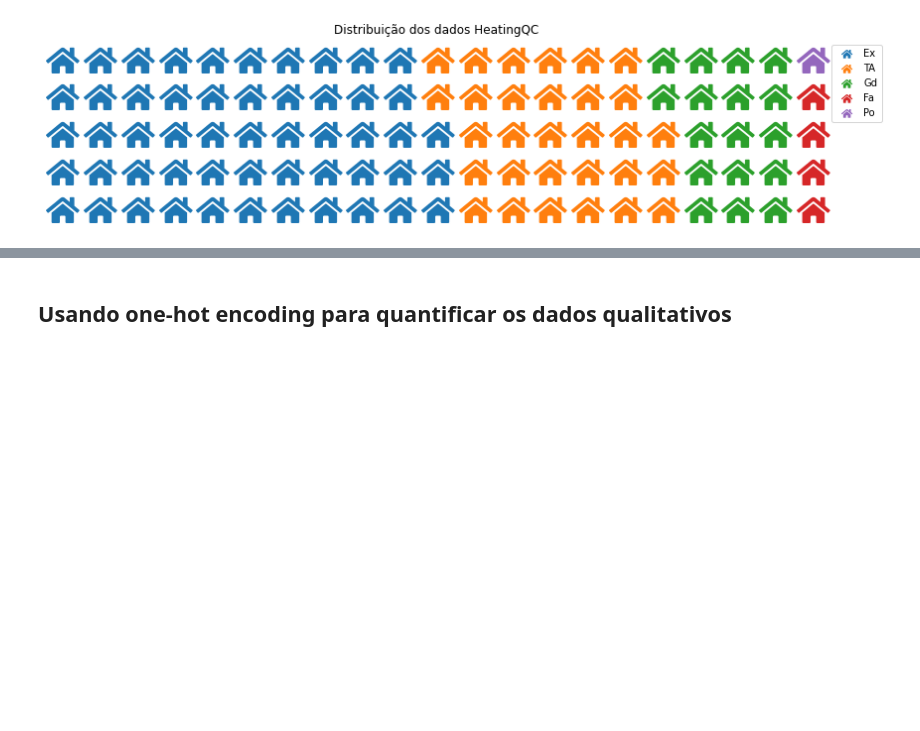
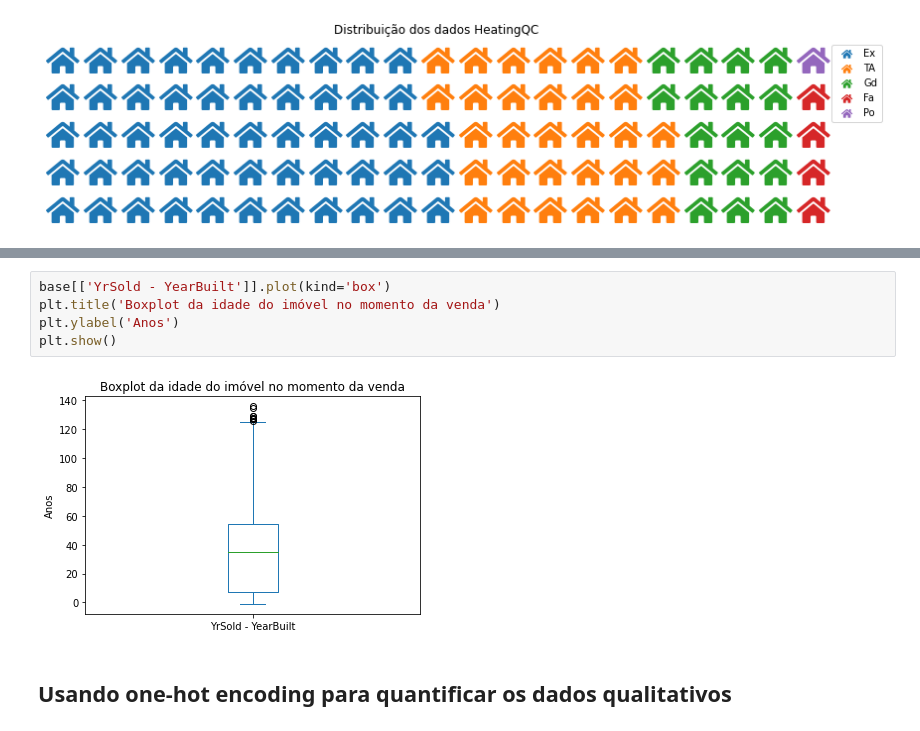
Before and after one commit to fabioheiji/mqaa, a Jupyter notebook: Analises_Descritivas.ipynb, the cells around one changed output, grey strips where cells are left out. Saved outputs shown, nothing was run; the diff lists cells and outputs as text; blank space fills up the shorter version.

```diff
--- a/Analises_Descritivas.ipynb
+++ b/Analises_Descritivas.ipynb
@@ -104,3 +118,10 @@ plt.show()
+# %%
+base[['YrSold - YearBuilt']].plot(kind='box')
+plt.title('Boxplot da idade do imóvel no momento da venda')
+plt.ylabel('Anos')
+plt.show()
+# %% [output]
+[figure, added]
 # %% [markdown]
 ## Usando one-hot encoding para quantificar os dados qualitativos
 # %%
```
Also changed, not shown: parts of 2 cells of this notebook.
